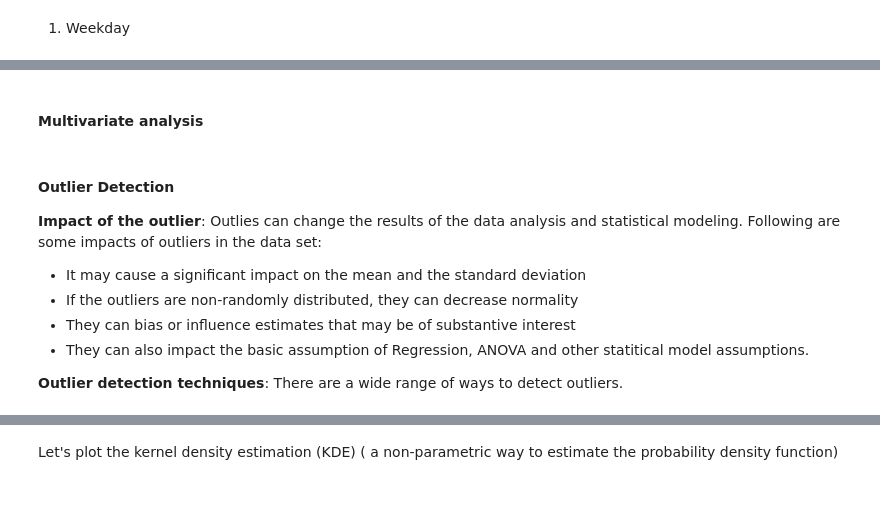
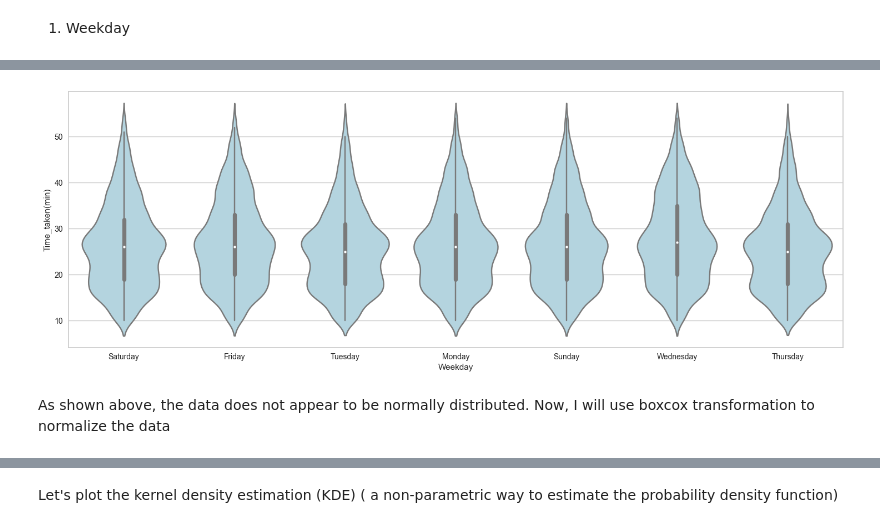
Before and after one commit to songthao1610/Food-Delivery-Time-Prediction, a Jupyter notebook: official_notebook.ipynb, the cells around one changed output, grey strips where cells are left out. Cells and saved outputs as stored; diff of their text form; code cells hidden in the pictures; blank space fills up the shorter version.

```diff
--- a/official_notebook.ipynb
+++ b/official_notebook.ipynb
@@ -700,11 +656,9 @@ Index(['Delivery_person_Age', 'Delivery_person_Ratings', 'Restaurant_latitude',
-# %% [markdown]
-#### **Multivariate analysis**
-# %% [markdown]
-#### **Outlier Detection**
-**Impact of the outlier**: Outlies can change the results of the data analysis and statistical modeling. Following are some impacts of outliers in the data set:
-- It may cause a significant impact on the mean and the standard deviation
-- If the outliers are non-randomly distributed, they can decrease normality
-- They can bias or influence estimates that may be of substantive interest
-- They can also impact the basic assumption of Regression, ANOVA and other statitical model assumptions.
-
-**Outlier detection techniques**: There are a wide range of ways to detect outliers.
+# %%
+def plot_violin( x, df=df_train, target_col=target_col, color='lightblue'):
+  sns.violinplot(data=df, x=x, y=target_col, color=color)
+# %%
+plot_violin('Weekday')
+# %% [output]
+[figure, added]
+# %% [markdown]
+As shown above, the data does not appear to be normally distributed. Now, I will use boxcox transformation to normalize the data
```
Also changed, not shown: parts of 150 cells of this notebook.
